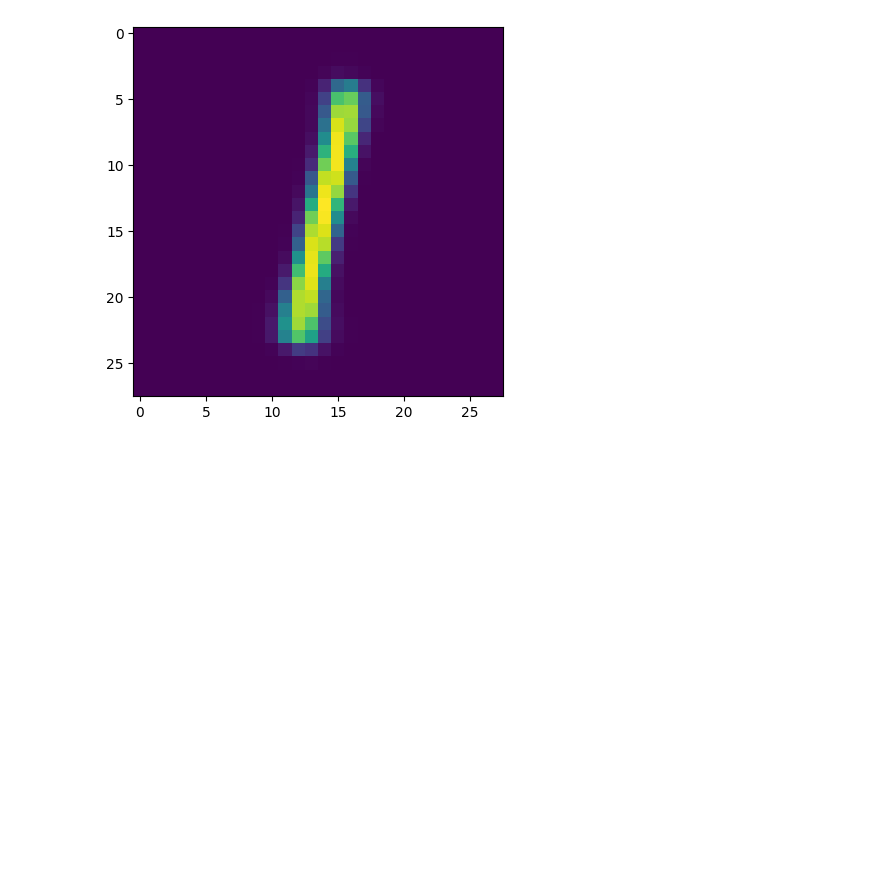
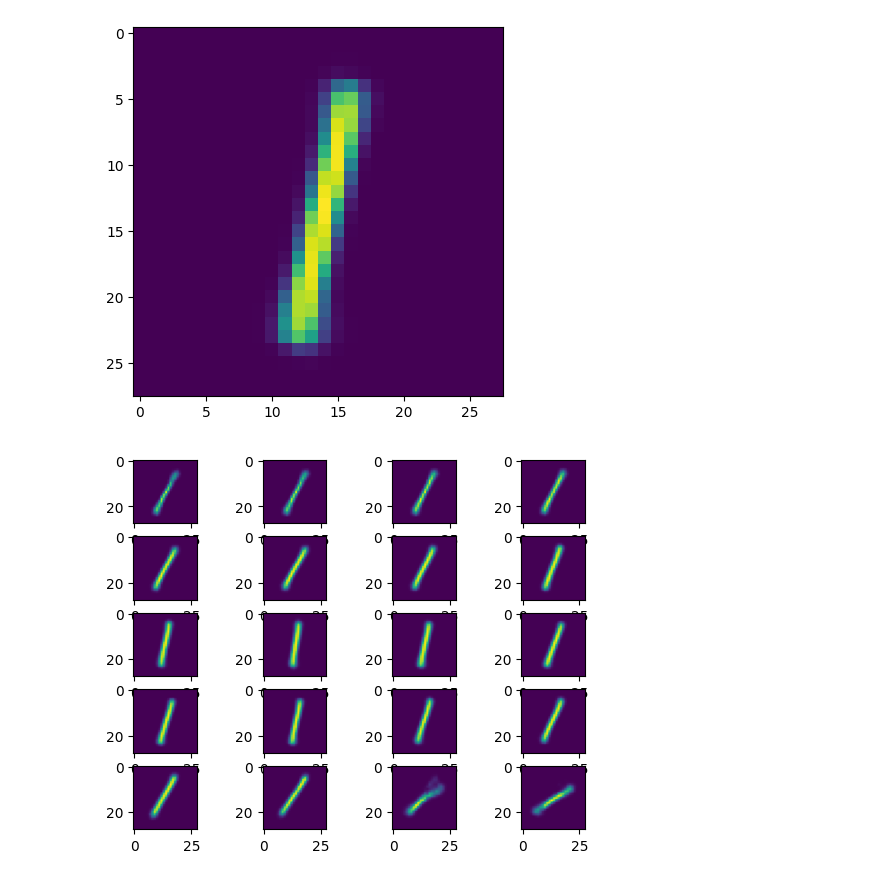
Before and after one commit to GiuseppeFrigeni/ML4SCI2025, a Jupyter notebook: Specific task/Task_3/Task_3.ipynb, the cells around one changed output. Drawn from its saved outputs; the diff is of its cells as text; code cells hidden in the pictures; blank space fills up the shorter version.

```diff
--- a/Specific task/Task_3/Task_3.ipynb
+++ b/Specific task/Task_3/Task_3.ipynb
@@ -525,0 +669,15 @@ epoch: 50, time(s): 2.48, tloss: 248913.757, tmetric: 0.530, vloss: 0.000, vmetr
+# %%
+hidden_channels = 64
+latent_dim = 16
+encoder = Encoder(hidden_channels=hidden_channels, latent_dim=latent_dim)
+decoder = Decoder(hidden_channels=hidden_channels, latent_dim=latent_dim)
+model_vae = VAE(encoder, decoder)
+checkpoint = torch.load('./vae_model.pth', map_location=torch.device("cpu"), weights_only=False )
+model_vae.load_state_dict(checkpoint['model_state_dict'])
+model_vae.to("cpu")
+model_vae.eval()
+
+generator =  MLP(input_dim=16, output_dim=16, hidden_dim=128)
+checkpoint = torch.load('./generator.pth', map_location=torch.device("cpu"), weights_only=False )
+generator.load_state_dict(checkpoint['model_state_dict'])
+generator.eval()
@@ -605,3 +726,13 @@ plt.imshow(original.reshape((28,28)))
 # %% [output]
 <matplotlib.image.AxesImage at 0x...>
 [figure]
+# %%
+results = visualize_latent_flow(generator, X_train_pt[1:2,0,], decoder=decoder, steps=1000, epsilon=0.01)
+
+image = results['decoded_images'][0][::100,]
+
+for i in range(len(image[:-1])):
+    plt.subplot(5,4,i+1)
+    plt.imshow(image[i].reshape((28,28)))
+# %% [output]
+[figure, added]
```
Also changed, not shown: parts of 15 cells of this notebook, 3 other files.
